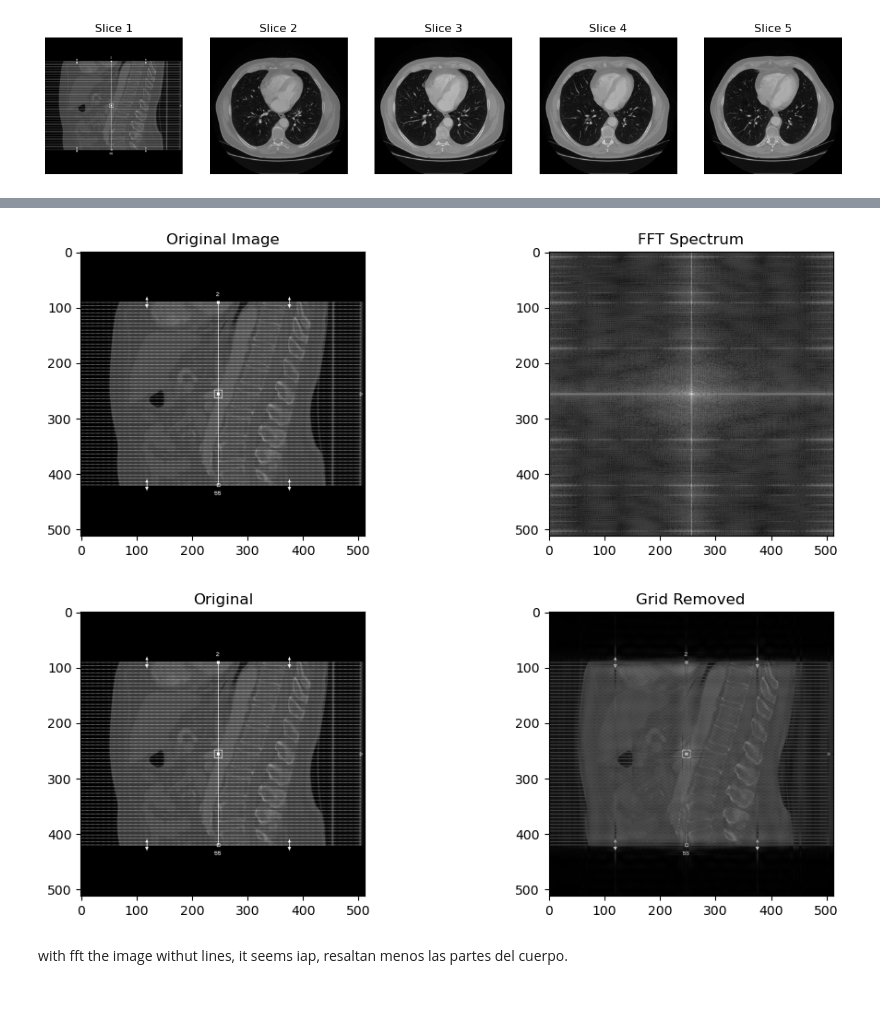
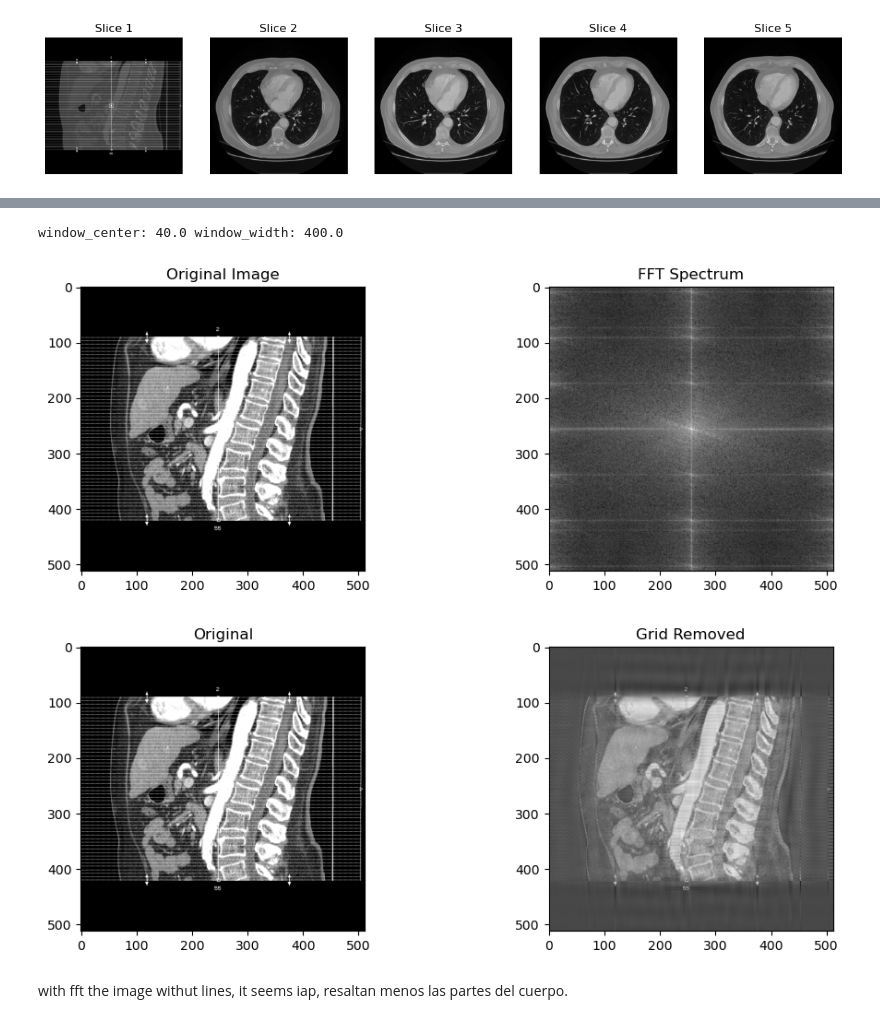
Before and after one commit to Lidnmp/medical_images_project, a Jupyter notebook: project-Copy1.ipynb, the cells around one changed output, grey strips where cells are left out. Saved outputs shown, nothing was run; the diff lists cells and outputs as text; code cells hidden in the pictures.

```diff
--- a/project-Copy1.ipynb
+++ b/project-Copy1.ipynb
@@ -224,2 +238,29 @@ If there was a coronal, will have same row direction as in the axial, however th
+# %%
+def get_windowing(dcm):
+    try:
+        window_center = float(dcm.WindowCenter)
+        window_width = float(dcm.WindowWidth)
+        print(f"window_center: {window_center}", f"window_width: {window_width}")
+        return window_center, window_width
+    except AttributeError:
+        # Estimate windowing if not present WindowCenter, and WindowWidth
+        pixels = dcm.pixel_array
+        max_value = np.max(pixels)
+        min_value = np.min(pixels)
+        window_center = (max_value + min_value) / 2
+        window_width = max_value - min_value
+        return window_center, window_width
+
+def apply_windowing(pixel_array, window_center, window_width):
+    lower_bound = window_center - window_width / 2
+    upper_bound = window_center + window_width / 2
+    windowed_array = np.clip(pixel_array, lower_bound, upper_bound)
+    return windowed_array
+# %%
+window_center, window_width = get_windowing(dcm_files[1])
+windowed_ct_images = np.array([apply_windowing(img, window_center, window_width) for img  in pixel_arrays])
+#New values lower_bound: 200.0, upper_bound: 600.0
+# %% [output]
+window_center: 40.0 window_width: 400.0
 # %%
 def normalize_img(img):
@@ -268,8 +326,9 @@ def extract_machine_grid(img,show=False):
 # %%
-img = pixel_arrays[0].astype(float)
+img = windowed_ct_images[0].astype(float)
 magnitude_spectrum,mask,img_back,fshift=extract_machine_grid(img,show=True)
+windowed_ct_images[0]=img_back
 # %% [output]
-[figure, old version]
+[figure, new version]
-[figure, old version]
+[figure, new version]
 # %% [markdown]
 with fft the image withut lines, it seems iap, resaltan menos las partes del cuerpo.
```
Also changed, not shown: parts of 31 cells of this notebook.
